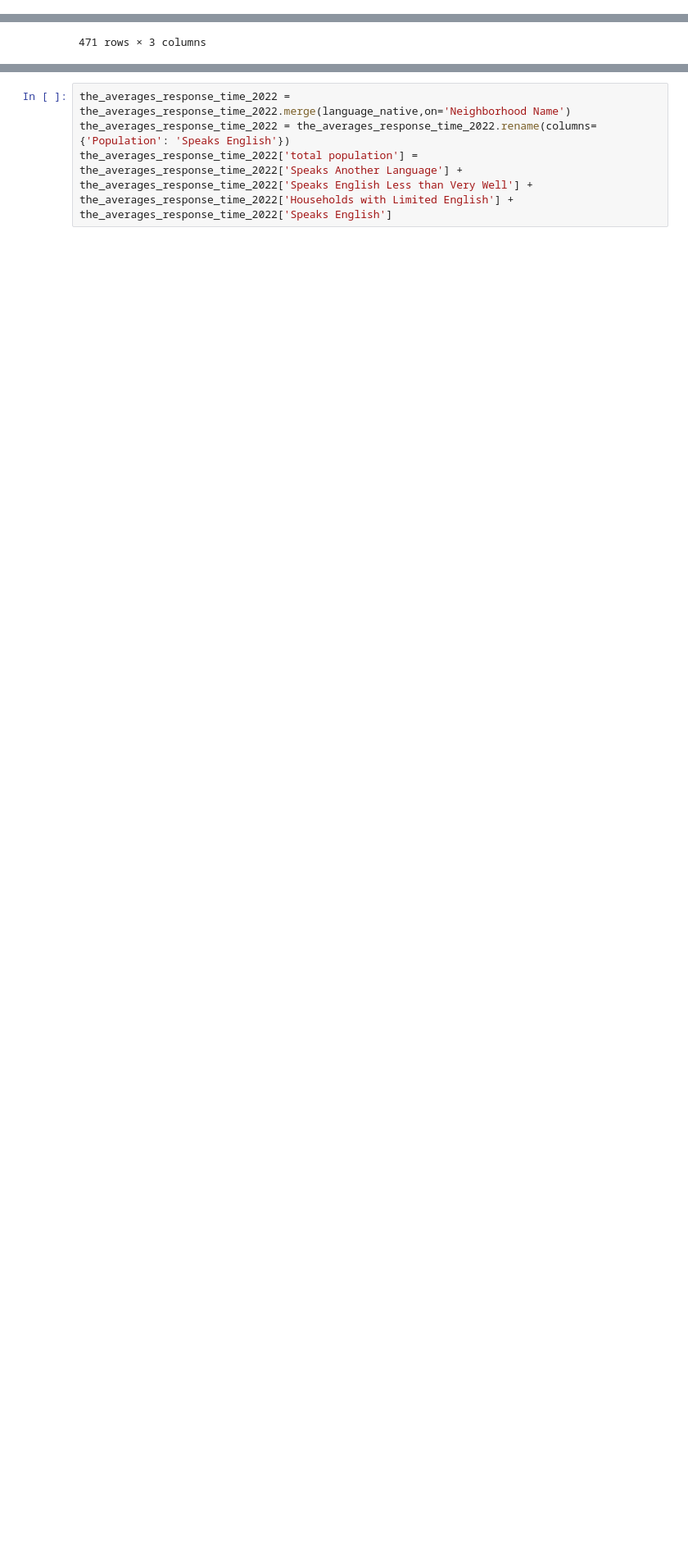
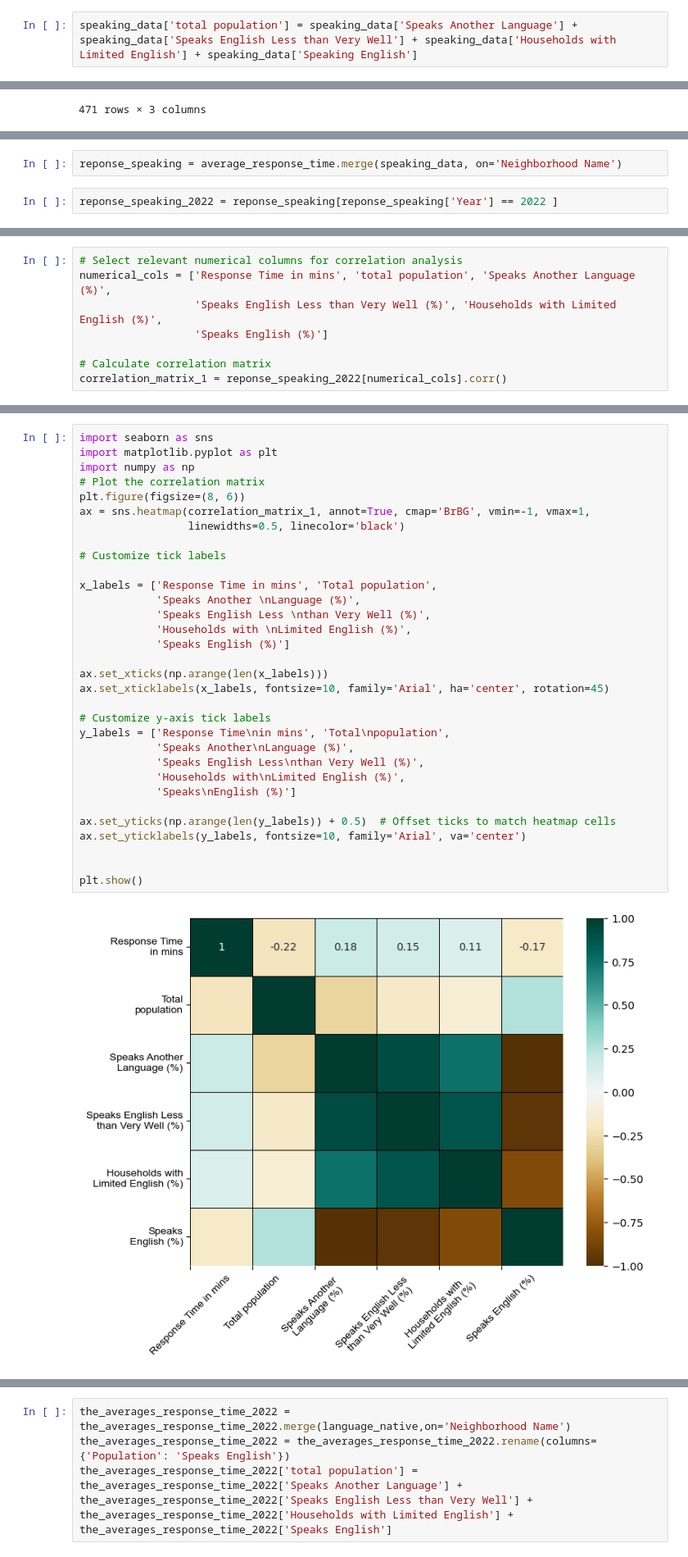
Before and after one commit to nemdim/Capstone-Project-Group-1, a Jupyter notebook: check_data.ipynb, the cells around one changed output, grey strips where cells are left out. Shown at 82% size. Saved outputs shown, nothing was run; the diff lists cells and outputs as text; blank space fills up the shorter version.

```diff
--- a/check_data.ipynb
+++ b/check_data.ipynb
@@ -443,0 +858,2 @@ average_response_time = call_data_911.groupby(['Year', 'Beat'])['Response Time i
+# %%
+speaking_data['total population'] = speaking_data['Speaks Another Language'] + speaking_data['Speaks English Less than Very Well'] + speaking_data['Households with Limited English'] + speaking_data['Speaking English']
@@ -480,0 +887,4 @@ the_averages_response_time_2014.drop(columns='Neighborhood Name')
+# %%
+reponse_speaking = average_response_time.merge(speaking_data, on='Neighborhood Name')
+# %%
+reponse_speaking_2022 = reponse_speaking[reponse_speaking['Year'] == 2022 ]
@@ -480,0 +935,8 @@ the_averages_response_time_2014.drop(columns='Neighborhood Name')
+# %%
+# Select relevant numerical columns for correlation analysis
+numerical_cols = ['Response Time in mins', 'total population', 'Speaks Another Language (%)',
+                  'Speaks English Less than Very Well (%)', 'Households with Limited English (%)',
+                  'Speaks English (%)']
+
+# Calculate correlation matrix
+correlation_matrix_1 = reponse_speaking_2022[numerical_cols].corr()
@@ -480,0 +965,34 @@ the_averages_response_time_2014.drop(columns='Neighborhood Name')
+# %%
+import seaborn as sns
+import matplotlib.pyplot as plt
+import numpy as np
+# Plot the correlation matrix
+plt.figure(figsize=(8, 6))
+ax = sns.heatmap(correlation_matrix_1, annot=True, cmap='BrBG', vmin=-1, vmax=1,
+                 linewidths=0.5, linecolor='black')
+
+# Customize tick labels
+
+x_labels = ['Response Time in mins', 'Total population',
+            'Speaks Another \nLanguage (%)',
+            'Speaks English Less \nthan Very Well (%)',
+            'Households with \nLimited English (%)',
+            'Speaks English (%)']
+
+ax.set_xticks(np.arange(len(x_labels)))
+ax.set_xticklabels(x_labels, fontsize=10, family='Arial', ha='center', rotation=45)
+
+# Customize y-axis tick labels
+y_labels = ['Response Time\nin mins', 'Total\npopulation',
+            'Speaks Another\nLanguage (%)',
+            'Speaks English Less\nthan Very Well (%)',
+            'Households with\nLimited English (%)',
+            'Speaks\nEnglish (%)']
+
+ax.set_yticks(np.arange(len(y_labels)) + 0.5)  # Offset ticks to match heatmap cells
+ax.set_yticklabels(y_labels, fontsize=10, family='Arial', va='center')
+
+
+plt.show()
+# %% [output]
+[figure, added]
```
Also changed, not shown: parts of 79 cells of this notebook.
